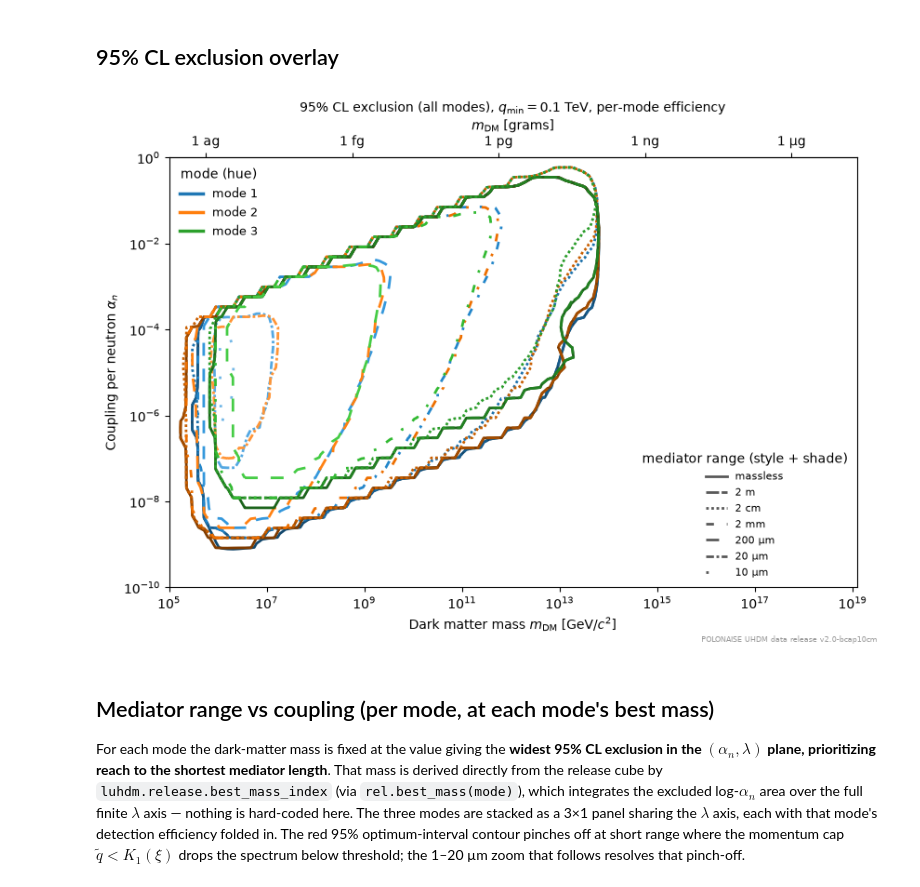
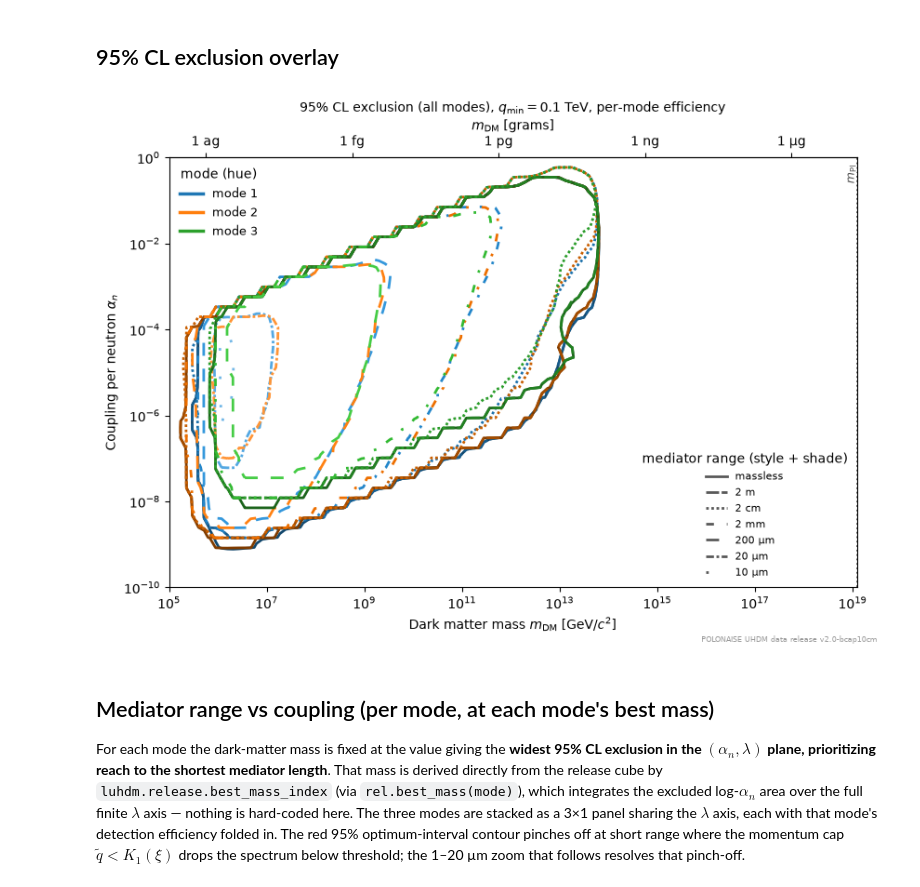
Before and after one commit to PolonaiseExperiment/luhdm, a Jupyter notebook: notebooks/04_mode_comparison.ipynb, the cells around one changed output. Saved outputs shown, nothing was run; the diff lists cells and outputs as text; code cells hidden in the pictures.

```diff
--- a/notebooks/04_mode_comparison.ipynb
+++ b/notebooks/04_mode_comparison.ipynb
@@ -122,38 +122,47 @@ ax.set_xscale("log"); ax.set_yscale("log")
 ax.set_xlim(xmin, M_PLANCK); ax.set_ylim(1e-10, 1.0)
 ax.set_xlabel(r"Dark matter mass $m_{\rm DM}$ [GeV/$c^2$]")
 ax.set_ylabel(r"Coupling per neutron $\alpha_n$")
+# the mass grid stops at the Planck mass: mark that endpoint (label inside)
+import matplotlib.patheffects as _pe
+_m_pl = rel.axes.mass_gev[-1]
+ax.axvline(_m_pl, color="#555555", lw=1.3, ls=":", zorder=1)
+_txt = ax.text(_m_pl, 0.985, r"$m_{\mathrm{Pl}}$", color="#555555", fontsize=9,
+               ha="right", va="top", rotation=90,
+               zorder=1.5,   # under contour lines: halo must not notch them
+               transform=ax.get_xaxis_transform())
+_txt.set_path_effects([_pe.Stroke(linewidth=2.2, foreground="w"), _pe.Normal()])
 # top axis in grams, labelled by SI prefix (1 GeV/c^2 = 1.78266192e-24 g)
 G_PER_GEV = 1.78266192e-24
 sec = ax.secondary_xaxis("top",
                          functions=(lambda x: x*G_PER_GEV, lambda g: g/G_PER_GEV))
 sec.set_xlabel(r"$m_{\rm DM}$ [grams]")
 _gticks = [1e-18, 1e-15, 1e-12, 1e-9, 1e-6]
 _glabels = ["1 ag", "1 fg", "1 pg", "1 ng", "1 \u00b5g"]
 _gmin, _gmax = xmin*G_PER_GEV, M_PLANCK*G_PER_GEV
 _keep = [(t, l) for t, l in zip(_gticks, _glabels) if _gmin <= t <= _gmax]
 sec.set_xticks([t for t, _ in _keep])
 sec.set_xticklabels([l for _, l in _keep])
 sec.xaxis.set_minor_locator(plt.NullLocator())
 ttl = "mode " + "/".join(map(str, PLOT_MODES)) if len(PLOT_MODES) < 3 else "all modes"
 ax.set_title(f"95% CL exclusion ({ttl}), $q_{{\\rm min}}=0.1$ TeV, per-mode efficiency",
              fontsize=10)
 
 # two legends: hue = mode, line style+shade = range
 mode_handles = [Line2D([], [], color=BASE[m], lw=2.5, label=f"mode {m}")
                 for m in PLOT_MODES]
 range_handles = [Line2D([], [], color="0.35", lw=2, linestyle=STYLE[t],
                         label=LABEL[t]) for t in RANGES if t in drawn_ranges]
 leg1 = ax.legend(handles=mode_handles, loc="upper left", frameon=False,
                  fontsize=9, title="mode (hue)")
 ax.add_artist(leg1)
 if range_handles:
     ax.legend(handles=range_handles, loc="lower right", frameon=False,
               fontsize=8, title="mediator range (style + shade)")
 fig.tight_layout()
 tag = "modes" + "".join(map(str, PLOT_MODES))
 save_figure(fig, f"04_exclusion_{tag}"); plt.show()
 # %% [output]
-[figure, old version]
+[figure, new version]
 # %% [markdown]
 ## Mediator range vs coupling (per mode, at each mode's best mass)
 
```
Also changed, not shown: 23 other files.
